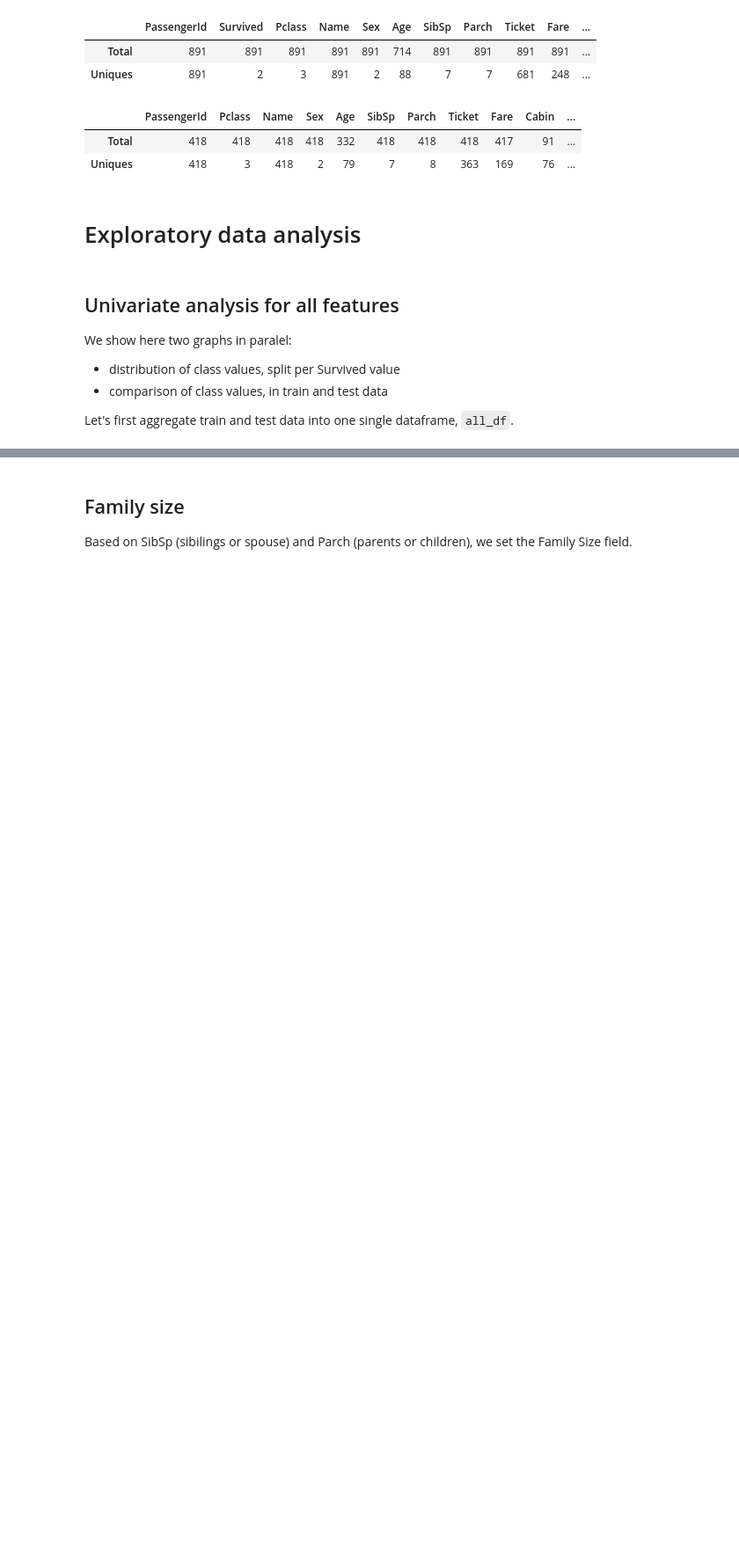
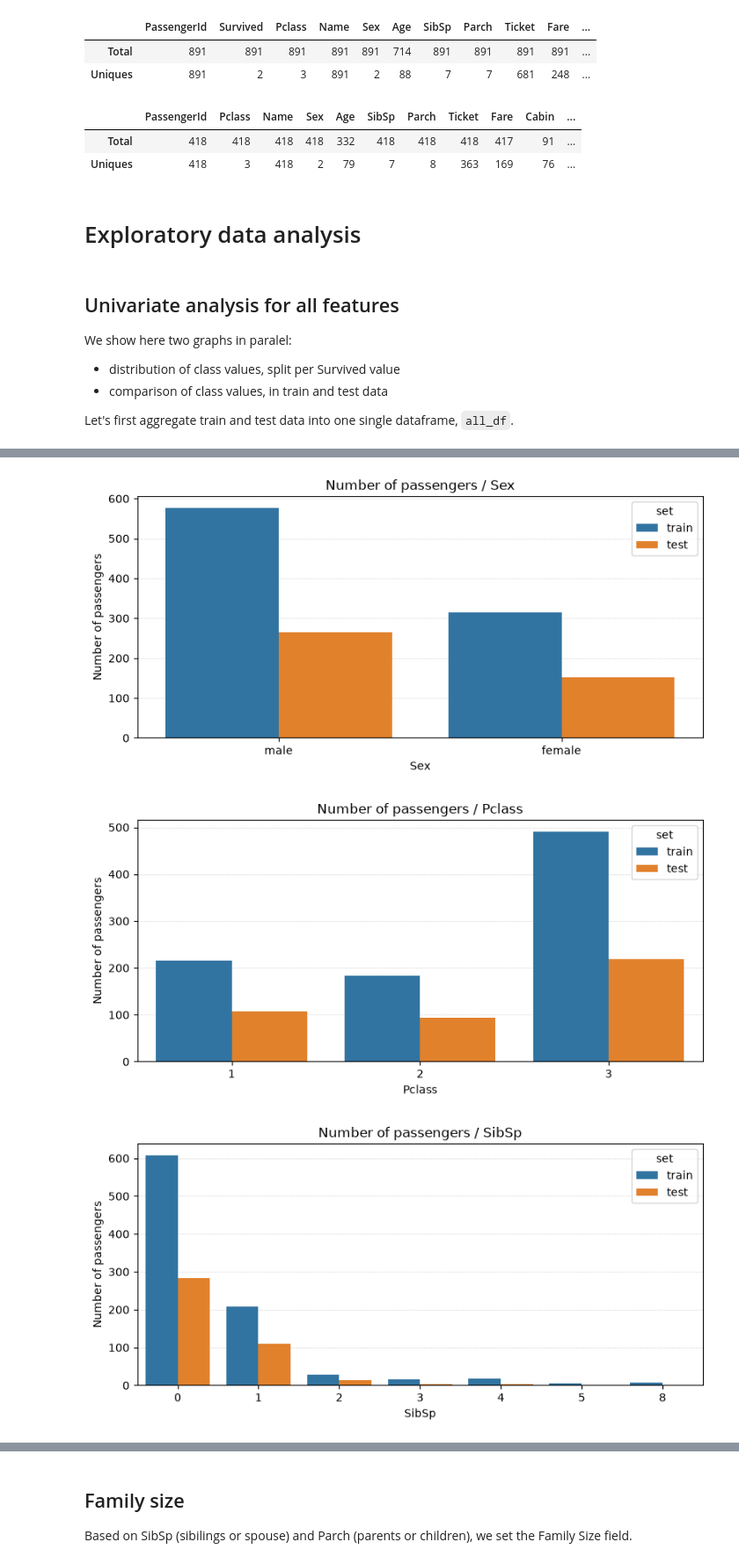
Before and after one commit to duyitian0320-maker/ps1_ex4_nb_to_repo, a Jupyter notebook: Titanic Data Journey.ipynb, the cells around one changed output, grey strips where cells are left out. Shown at 88% size. Saved outputs shown, nothing was run; the diff lists cells and outputs as text; code cells hidden in the pictures; blank space fills up the shorter version.

```diff
--- a/Titanic Data Journey.ipynb
+++ b/Titanic Data Journey.ipynb
@@ -188,10 +197,8 @@ We show here two graphs in paralel:
 
 Let's first aggregate train and test data into one single dataframe, `all_df`.
 # %%
-# TODO: turn into function
-all_df = pd.concat([train_df, test_df], axis=0)
-all_df["set"] = "train"
-all_df.loc[all_df.Survived.isna(), "set"] = "test"
+
+all_df = combine_datasets(train_df, test_df)
 # %%
 all_df.head()
 # %% [output]
@@ -226,2 +225,14 @@ plt.show()
 # %%
 # Plot count pairs using all_df for the columns: Sex, Pclasss, SibSp, Parch, Embarked
+# Plot count pairs using all_df
+categorical_columns = [
+    "Sex", "Pclass", "SibSp", "Parch", "Embarked"
+]
+
+for column in categorical_columns:
+    plot_category_counts(all_df, column, hue="set")
+    plt.show()
+# %% [output]
+[figure, added]
+[figure, added]
+[figure, added]
```
Also changed, not shown: parts of 44 cells of this notebook, 5 other files.
